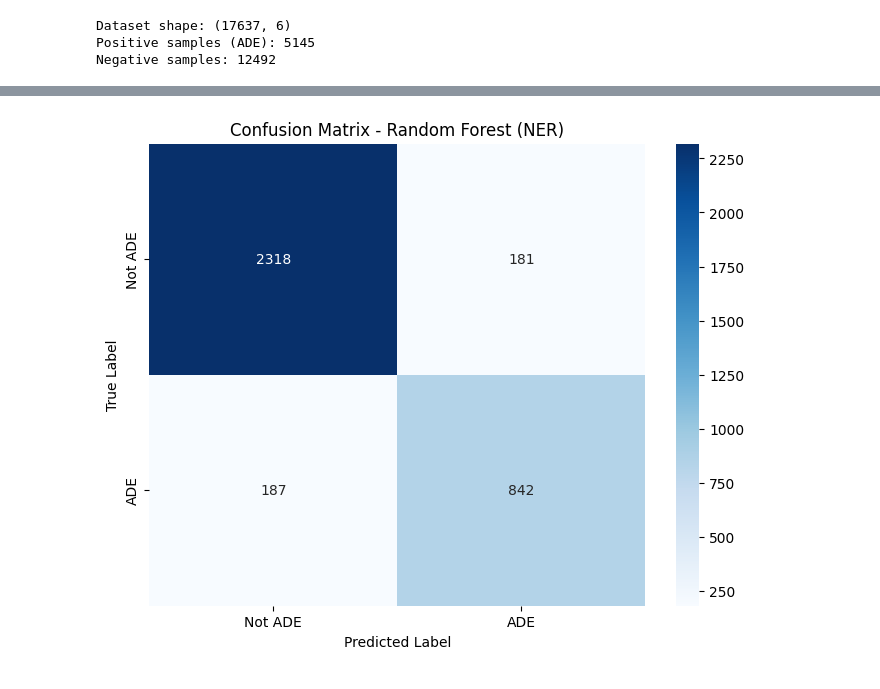
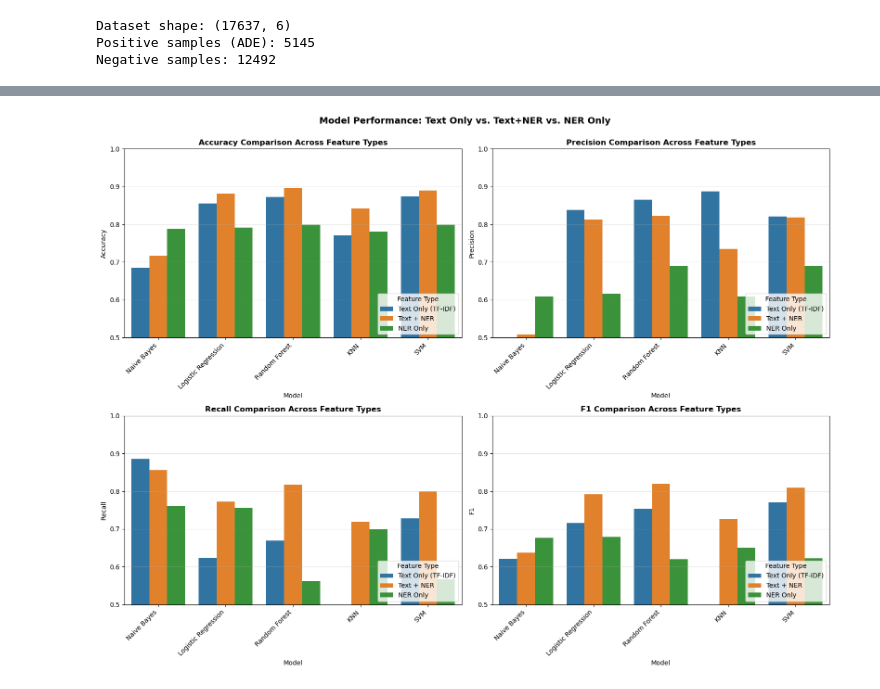
Before and after one commit to lucas-penney/pharmacovigilance_text_analytics, a Jupyter notebook: pharmacovigilance.ipynb, the cells around one changed output, grey strips where cells are left out. Saved outputs shown, nothing was run; the diff lists cells and outputs as text; code cells hidden in the pictures.

Commit message:
Switched Naive Bayes model to Gaussian and tested a separate class of models with only the NER features

```diff
--- a/pharmacovigilance.ipynb
+++ b/pharmacovigilance.ipynb
@@ -260,7 +262,7 @@ print(f"Test samples: {len(X_test_text)}")
 
 # Define baseline models
 baseline_models = {
-    'Naive Bayes': MultinomialNB(),
+    'Naive Bayes': GaussianNB(),  # Using Gaussian NB for continuous TF-IDF features
     'Logistic Regression': LogisticRegression(max_iter=1000, random_state=42),
     'Random Forest': RandomForestClassifier(n_estimators=100, random_state=42),
     'KNN': KNeighborsClassifier(n_neighbors=5),
@@ -277,12 +279,20 @@ X_test_tfidf = tfidf.transform(X_test_text)
 # Train and evaluate baseline models
 baseline_results = {}
 for name, model in baseline_models.items():
+    # GaussianNB requires dense arrays, convert sparse TF-IDF to dense
+    if isinstance(model, GaussianNB):
+        X_train_features = X_train_tfidf.toarray()
+        X_test_features = X_test_tfidf.toarray()
+    else:
+        X_train_features = X_train_tfidf
+        X_test_features = X_test_tfidf
+
     # Train model
-    model.fit(X_train_tfidf, y_train)
+    model.fit(X_train_features, y_train)
 
     # Predictions
-    y_pred = model.predict(X_test_tfidf)
-    y_pred_proba = model.predict_proba(X_test_tfidf)[:, 1] if hasattr(model, 'predict_proba') else None
+    y_pred = model.predict(X_test_features)
+    y_pred_proba = model.predict_proba(X_test_features)[:, 1] if hasattr(model, 'predict_proba') else None
 
     # Calculate metrics
     accuracy = accuracy_score(y_test, y_pred)
@@ -454,25 +514,59 @@ plt.show()
 # %%
-# Select best model based on F1-score
-best_model_name = "Random Forest (NER)"
-best_model = combined_results[best_model_name]['model']
+# Compare all three types of models: Baseline (text only), Combined (text + NER), NER-only
+comparison_data = []
 
-print(f"BEST MODEL: {best_model_name}")
+# Baseline models (text only)
+for name, results in baseline_results.items():
+    comparison_data.append({
+        'Model': name,
+        'Accuracy': results['accuracy'],
+        'Precision': results['precision'],
+        'Recall': results['recall'],
+        'F1': results['f1'],
+        'Type': 'Text Only (TF-IDF)'
+    })
 
-# Detailed evaluation of best model
-y_pred = best_model.predict(X_test_combined)
-y_pred_proba = best_model.predict_proba(X_test_combined)[:, 1]
+# Combined models (text + NER)
+for name, results in combined_results.items():
+    model_base = name.replace(' (NER)', '')
+    comparison_data.append({
+        'Model': model_base,
+        'Accuracy': results['accuracy'],
+        'Precision': results['precision'],
+        'Recall': results['recall'],
+        'F1': results['f1'],
+        'Type': 'Text + NER'
+    })
 
-print("\nClassification Report:")
-print(classification_report(y_test, y_pred, target_names=['Not ADE', 'ADE']))
+# NER-only models
+for name, results in ner_only_results.items():
+    model_base = name.replace(' (NER)', '')
+    comparison_data.append({
+        'Model': model_base,
+        'Accuracy': results['accuracy'],
+        'Precision': results['precision'],
+        'Recall': results['recall'],
+        'F1': results['f1'],
+        'Type': 'NER Only'
+    })
 
-# Confusion matrix
-cm = confusion_matrix(y_test, y_pred)
-plt.figure(figsize=(8, 6))
-sns.heatmap(cm, annot=True, fmt='d', cmap='Blues',
-            xticklabels=['Not ADE', 'ADE'],
-            yticklabels=['Not ADE', 'ADE'])
-plt.title(f'Confusion Matrix - {best_model_name}')
-plt.ylabel('True Label')
-plt.xlabel('Predicted Label')
+comparison_df = pd.DataFrame(comparison_data)
+
+# Visualize comparison - all three types
+fig, axes = plt.subplots(2, 2, figsize=(16, 12))
+metrics = ['Accuracy', 'Precision', 'Recall', 'F1']
+
+for idx, metric in enumerate(metrics):
+    ax = axes[idx // 2, idx % 2]
+    sns.barplot(data=comparison_df, x='Model', y=metric, hue='Type', ax=ax)
+    ax.set_title(f'{metric} Comparison Across Feature Types', fontsize=12, fontweight='bold')
+    ax.set_xticklabels(ax.get_xticklabels(), rotation=45, ha='right')
+    ax.set_ylim(0.5, 1.0)
+    ax.legend(title='Feature Type', loc='lower right')
+    ax.grid(axis='y', alpha=0.3)
+
+plt.suptitle('Model Performance: Text Only vs. Text+NER vs. NER Only',
+             fontsize=14, fontweight='bold', y=1.00)
+plt.tight_layout()
 plt.show()
 # %% [output]
@@ -490,2 +573,2 @@ weighted avg       0.90      0.90      0.90      3528
-[figure, old version]
+[figure, new version]
 # %%
```
Also changed, not shown: parts of 12 cells of this notebook.
